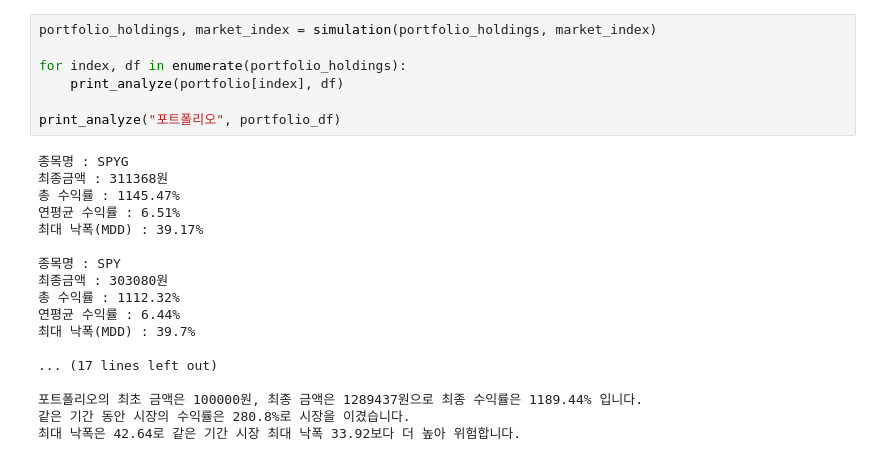
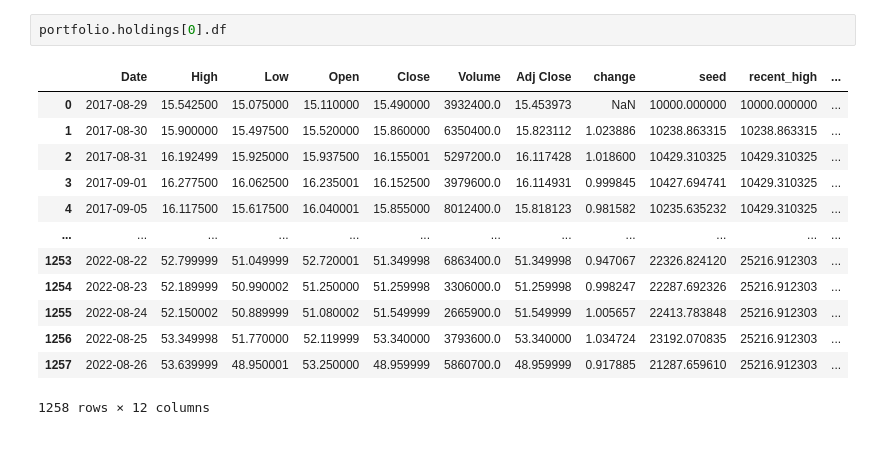
Before and after one commit to iinteger/Trading-Bot, a Jupyter notebook: portfolio analyze.ipynb, the cells around one changed output. Saved outputs shown, nothing was run; the diff lists cells and outputs as text.

```diff
--- a/portfolio analyze.ipynb
+++ b/portfolio analyze.ipynb
@@ -110,28 +173,19 @@ def print_analyze(name, df):
-# %%
-portfolio_holdings, market_index = simulation(portfolio_holdings, market_index)
-
-for index, df in enumerate(portfolio_holdings):
-    print_analyze(portfolio[index], df)
-
-print_analyze("포트폴리오", portfolio_df)
-# %% [output]
-종목명 : SPYG
-최종금액 : 311368원
-총 수익률 : 1145.47%
-연평균 수익률 : 6.51%
-최대 낙폭(MDD) : 39.17%
-
-종목명 : SPY
-최종금액 : 303080원
-총 수익률 : 1112.32%
-연평균 수익률 : 6.44%
-최대 낙폭(MDD) : 39.7%
-
-... (17 lines left out)
-
-포트폴리오의 최초 금액은 100000원, 최종 금액은 1289437원으로 최종 수익률은 1189.44% 입니다.
-같은 기간 동안 시장의 수익률은 280.8%로 시장을 이겼습니다.
-최대 낙폭은 42.64로 같은 기간 시장 최대 낙폭 33.92보다 더 높아 위험합니다.
+# %%
+portfolio.holdings[0].df
+# %% [output]
+|  | Date | High | Low | Open | Close | Volume | Adj Close | change | seed | recent_high | ... |
+| 0 | 2017-08-29 | 15.542500 | 15.075000 | 15.110000 | 15.490000 | 3932400.0 | 15.453973 | NaN | 10000.000000 | 10000.000000 | ... |
+| 1 | 2017-08-30 | 15.900000 | 15.497500 | 15.520000 | 15.860000 | 6350400.0 | 15.823112 | 1.023886 | 10238.863315 | 10238.863315 | ... |
+| 2 | 2017-08-31 | 16.192499 | 15.925000 | 15.937500 | 16.155001 | 5297200.0 | 16.117428 | 1.018600 | 10429.310325 | 10429.310325 | ... |
+| 3 | 2017-09-01 | 16.277500 | 16.062500 | 16.235001 | 16.152500 | 3979600.0 | 16.114931 | 0.999845 | 10427.694741 | 10429.310325 | ... |
+| 4 | 2017-09-05 | 16.117500 | 15.617500 | 16.040001 | 15.855000 | 8012400.0 | 15.818123 | 0.981582 | 10235.635232 | 10429.310325 | ... |
+| ... | ... | ... | ... | ... | ... | ... | ... | ... | ... | ... | ... |
+| 1253 | 2022-08-22 | 52.799999 | 51.049999 | 52.720001 | 51.349998 | 6863400.0 | 51.349998 | 0.947067 | 22326.824120 | 25216.912303 | ... |
+| 1254 | 2022-08-23 | 52.189999 | 50.990002 | 51.250000 | 51.259998 | 3306000.0 | 51.259998 | 0.998247 | 22287.692326 | 25216.912303 | ... |
+| 1255 | 2022-08-24 | 52.150002 | 50.889999 | 51.080002 | 51.549999 | 2665900.0 | 51.549999 | 1.005657 | 22413.783848 | 25216.912303 | ... |
+| 1256 | 2022-08-25 | 53.349998 | 51.770000 | 52.119999 | 53.340000 | 3793600.0 | 53.340000 | 1.034724 | 23192.070835 | 25216.912303 | ... |
+| 1257 | 2022-08-26 | 53.639999 | 48.950001 | 53.250000 | 48.959999 | 5860700.0 | 48.959999 | 0.917885 | 21287.659610 | 25216.912303 | ... |
+1258 rows × 12 columns
 # %%
 import matplotlib.pyplot as plt
 
```
Also changed, not shown: parts of 6 cells of this notebook.
